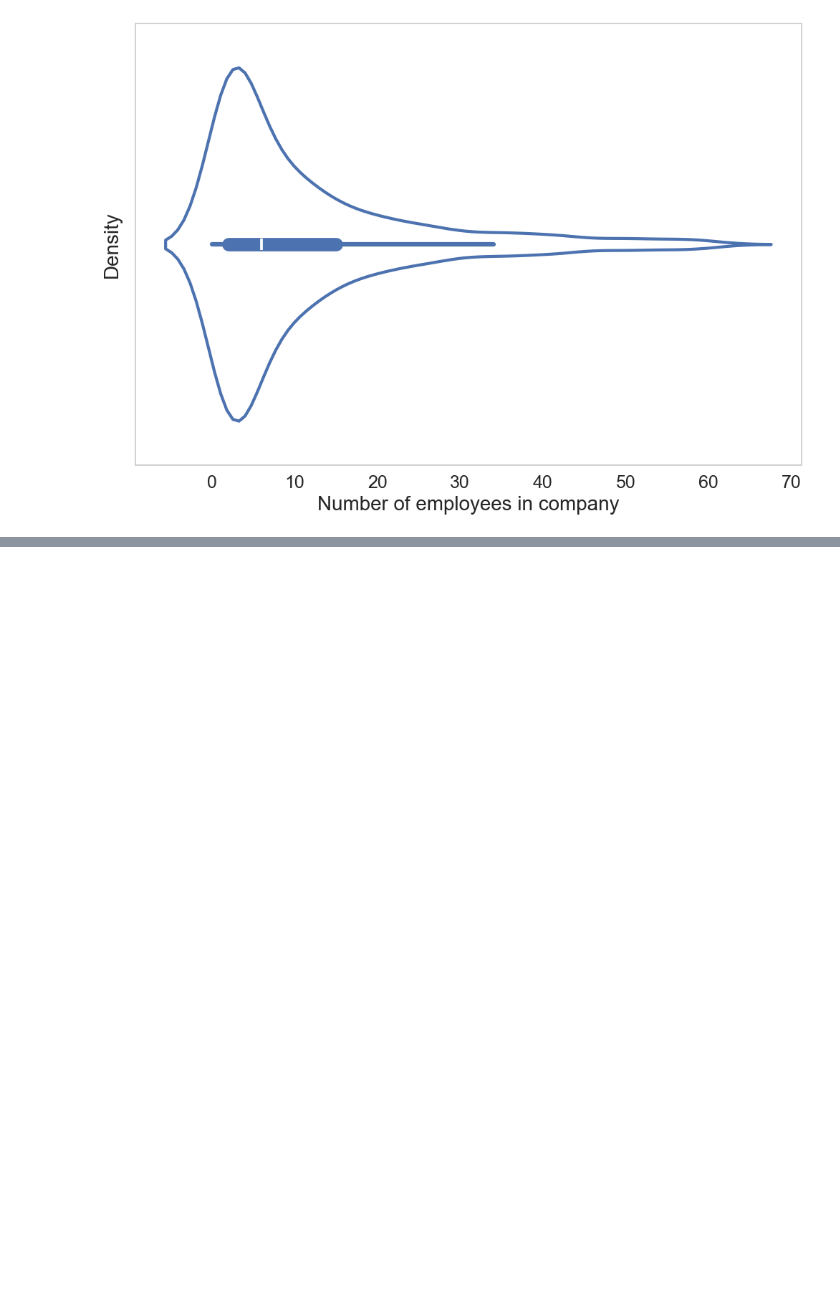
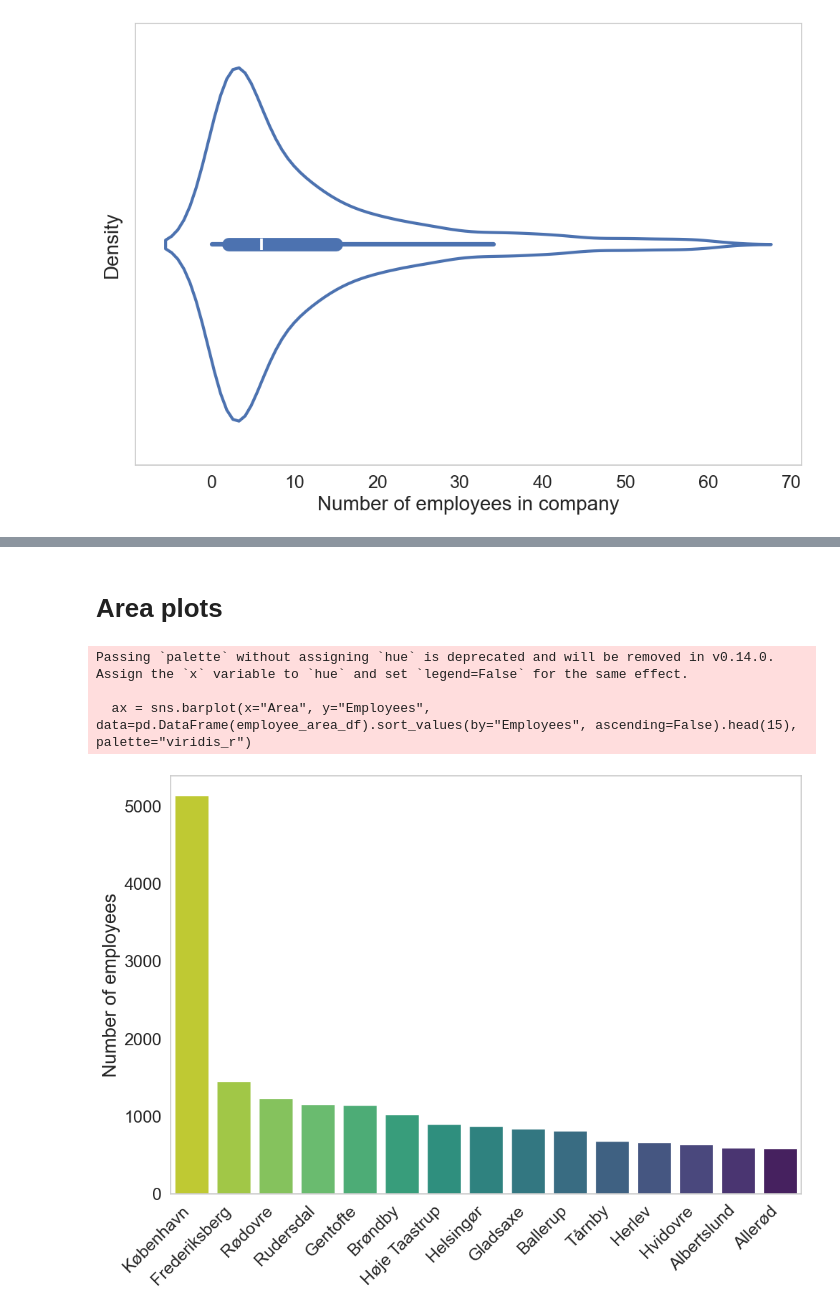
Before and after one commit to ivaroli/DataInTheWild, a Jupyter notebook: Analysis/simon.ipynb, the cells around one changed output, grey strips where cells are left out. Drawn from its saved outputs; the diff is of its cells as text; code cells hidden in the pictures; blank space fills up the shorter version.

```diff
--- a/Analysis/simon.ipynb
+++ b/Analysis/simon.ipynb
@@ -215,0 +276,39 @@ plt.show()
+# %% [markdown]
+# Area plots
+# %%
+employee_area_df = {
+    "Area": [],
+    "Employees": []
+}
+
+for area in df_rem["Area"].unique():
+    employee_area_df["Area"].append(area)
+    employee_area_df["Employees"].append(df_rem[df_rem["Area"] == area]["NumEmployees"].sum())
+
+# Plot number of employees per area, limit to top 10
+sns.set(rc={'figure.figsize':(12,8)})
+sns.set_style("whitegrid")
+
+# Create bar plot
+ax = sns.barplot(x="Area", y="Employees", data=pd.DataFrame(employee_area_df).sort_values(by="Employees", ascending=False).head(15), palette="viridis_r")
+
+# Set axis labels and title
+plt.xlabel('')
+plt.ylabel('Number of employees', fontsize=20)
+
+# Increase size of axis ticks
+plt.tick_params(axis='both', which='major', labelsize=18)
+
+# Remove gridlines
+plt.grid(False)
+
+# Rotate x-axis labels and align end of labels with ticks
+plt.xticks(rotation=45, ha='right')
+
+# Show the plot
+plt.show()
+# %% [output]
+Passing `palette` without assigning `hue` is deprecated and will be removed in v0.14.0. Assign the `x` variable to `hue` and set `legend=False` for the same effect.
+
+  ax = sns.barplot(x="Area", y="Employees", data=pd.DataFrame(employee_area_df).sort_values(by="Employees", ascending=False).head(15), palette="viridis_r")
+[figure, added]
```
Also changed, not shown: parts of 13 cells of this notebook.
